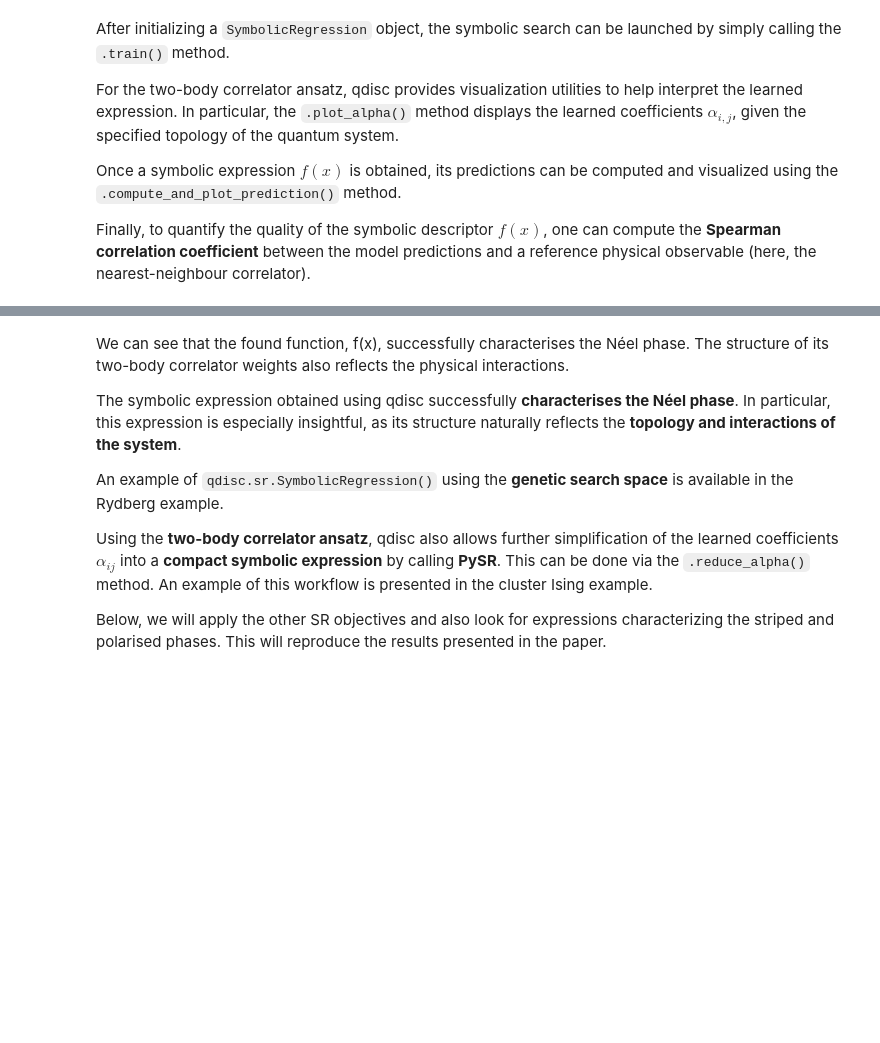
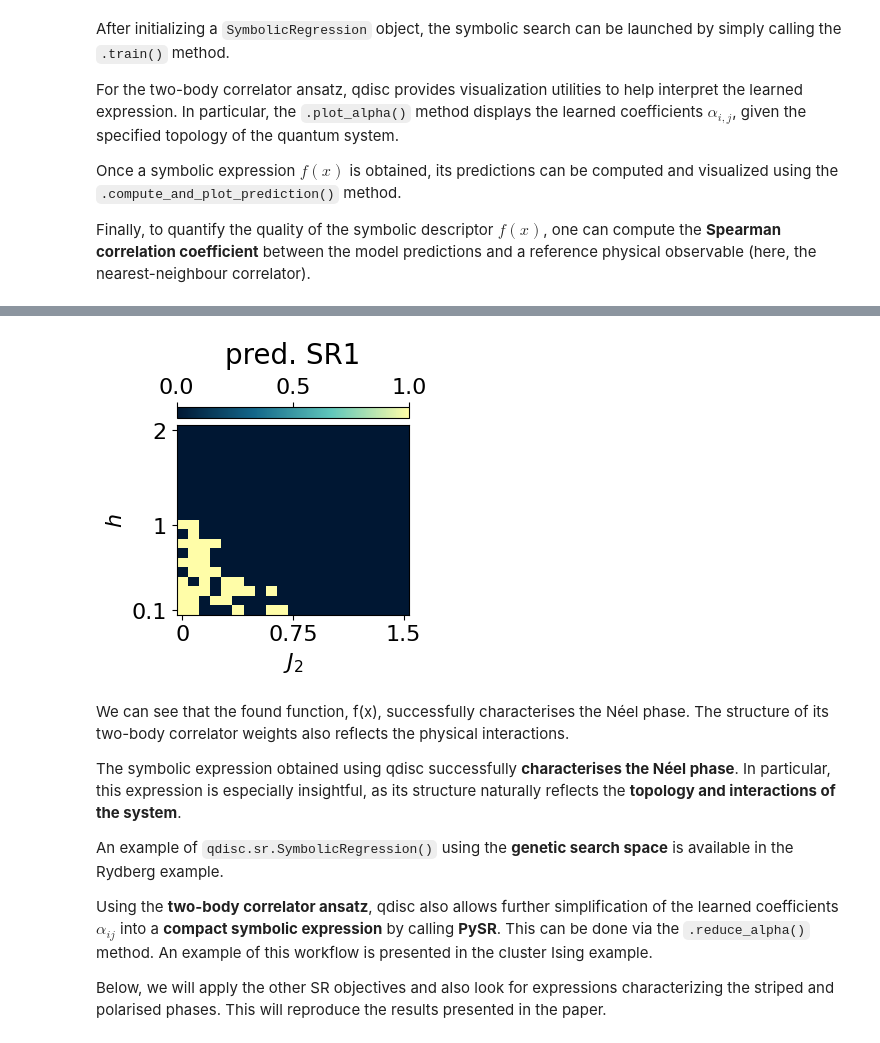
Before and after one commit to qic-ibk/qdisc, a Jupyter notebook: nbs/tutorials/J1J2_tuto2_SR.ipynb, the cells around one changed output, grey strips where cells are left out. Saved outputs shown, nothing was run; the diff lists cells and outputs as text; code cells hidden in the pictures; blank space fills up the shorter version.

```diff
--- a/nbs/tutorials/J1J2_tuto2_SR.ipynb
+++ b/nbs/tutorials/J1J2_tuto2_SR.ipynb
@@ -157,3 +170,7 @@ NameError: name 'data_exact' is not defined
+# %%
+_ = mySR.compute_and_plot_prediction(name='SR1', class_pred=True)
+# %% [output]
+[figure, added]
 # %% [markdown]
 We can see that the found function, f(x), successfully characterises the Néel phase. The structure of its two-body correlator weights also reflects the physical interactions.
 
```
Also changed, not shown: parts of 21 cells of this notebook, 3 other files.
